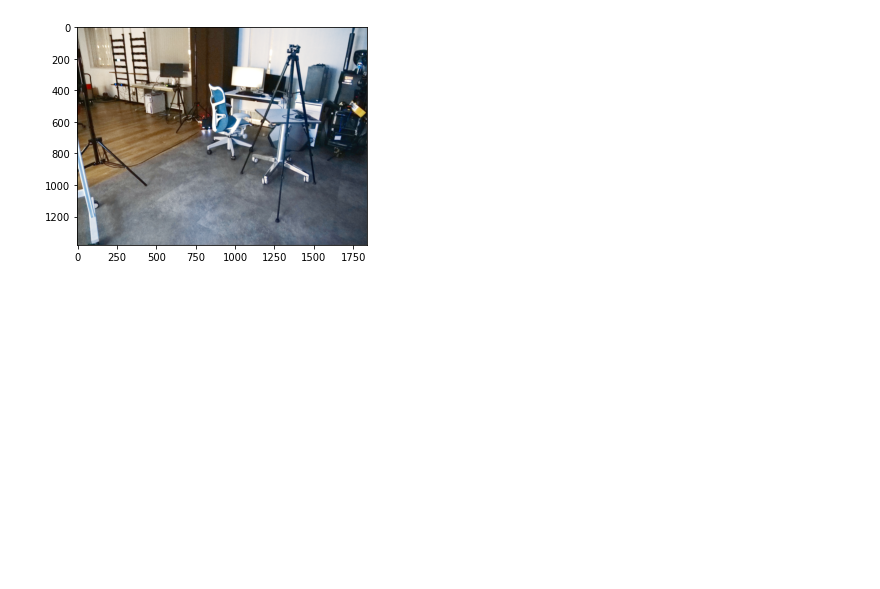
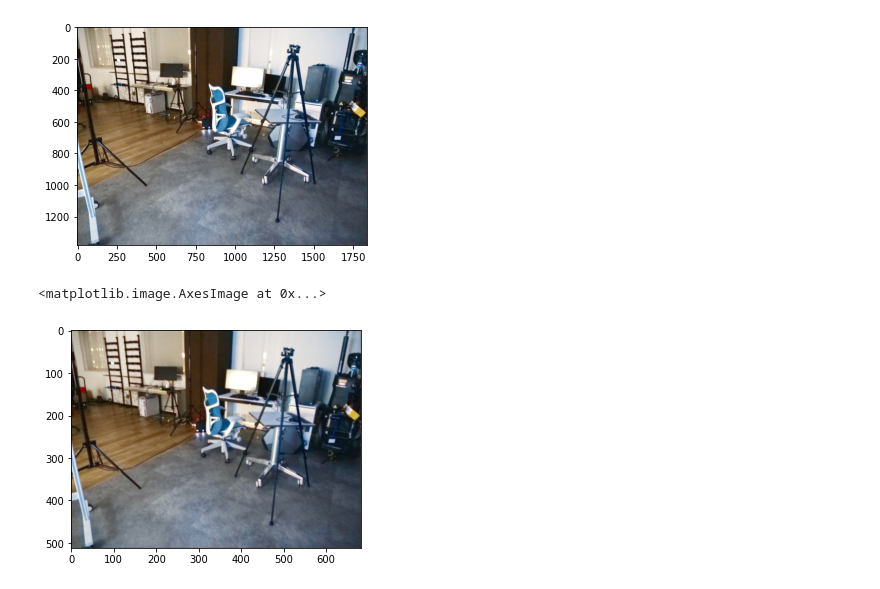
Before and after one commit to cuiziteng/IAT_demo, a Jupyter notebook: test_dark.ipynb, the cells around one changed output. Drawn from its saved outputs; the diff is of its cells as text; code cells hidden in the pictures; blank space fills up the shorter version.

```diff
--- a/test_dark.ipynb
+++ b/test_dark.ipynb
@@ -61,6 +61,7 @@ def dark_inference(img_path):
     img = np.array(Image.open(img_path))
     transform = Compose([
         ToTensor(),
+        Scale(512),
         Normalize((0.5, 0.5, 0.5), (0.5, 0.5, 0.5)),
         ConvertImageDtype(torch.float)
     ])
@@ -69,3 +70,8 @@ def dark_inference(img_path):
     return enhanced_img[0].permute(1, 2, 0).detach().numpy()
 # %%
 out = dark_inference('./dark_imgs/1.jpg')
+# %%
+plt.imshow(out)
+# %% [output]
+<matplotlib.image.AxesImage at 0x...>
+[figure, added]
```
Also changed, not shown: parts of 1 cell of this notebook, 1 other file.
